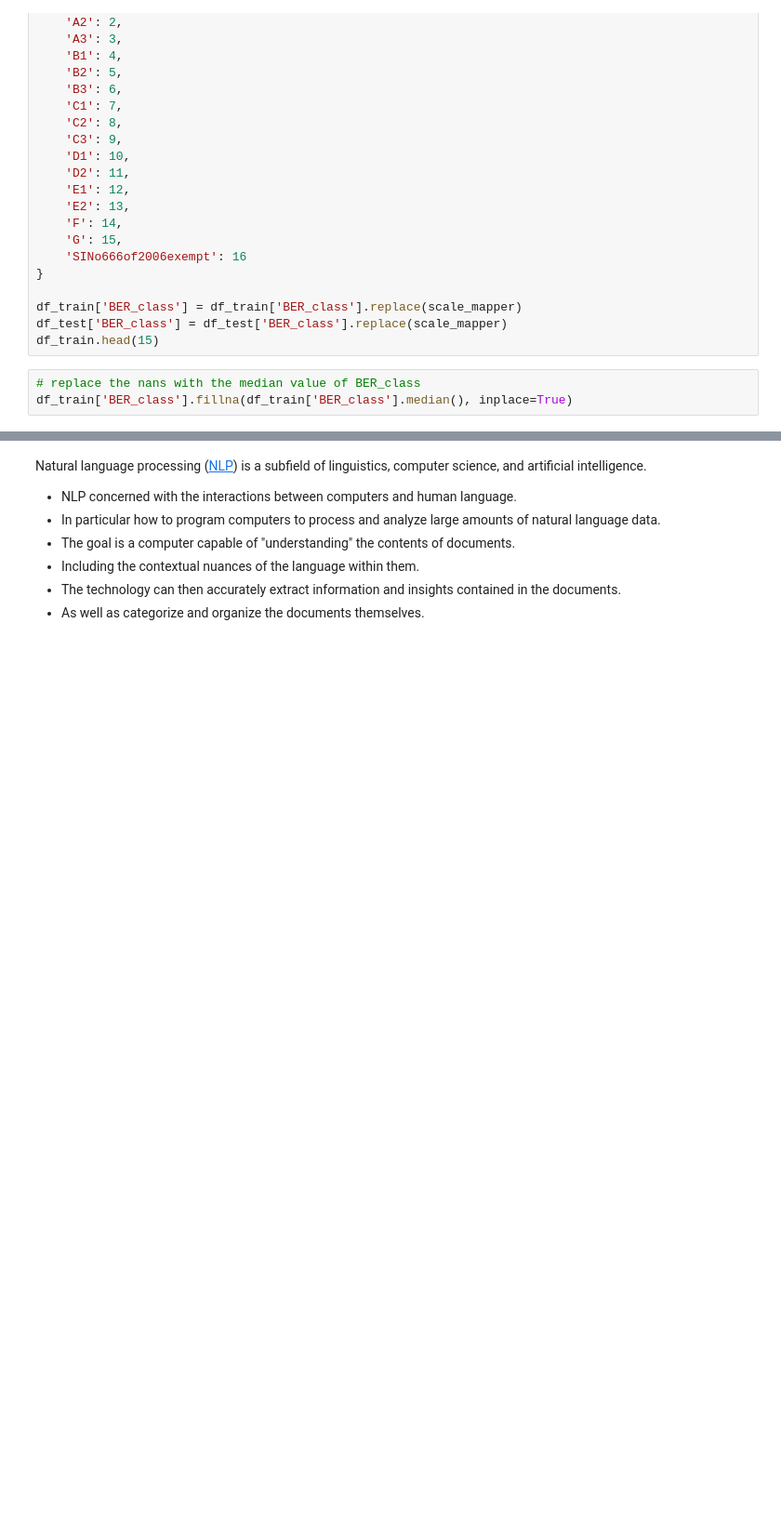
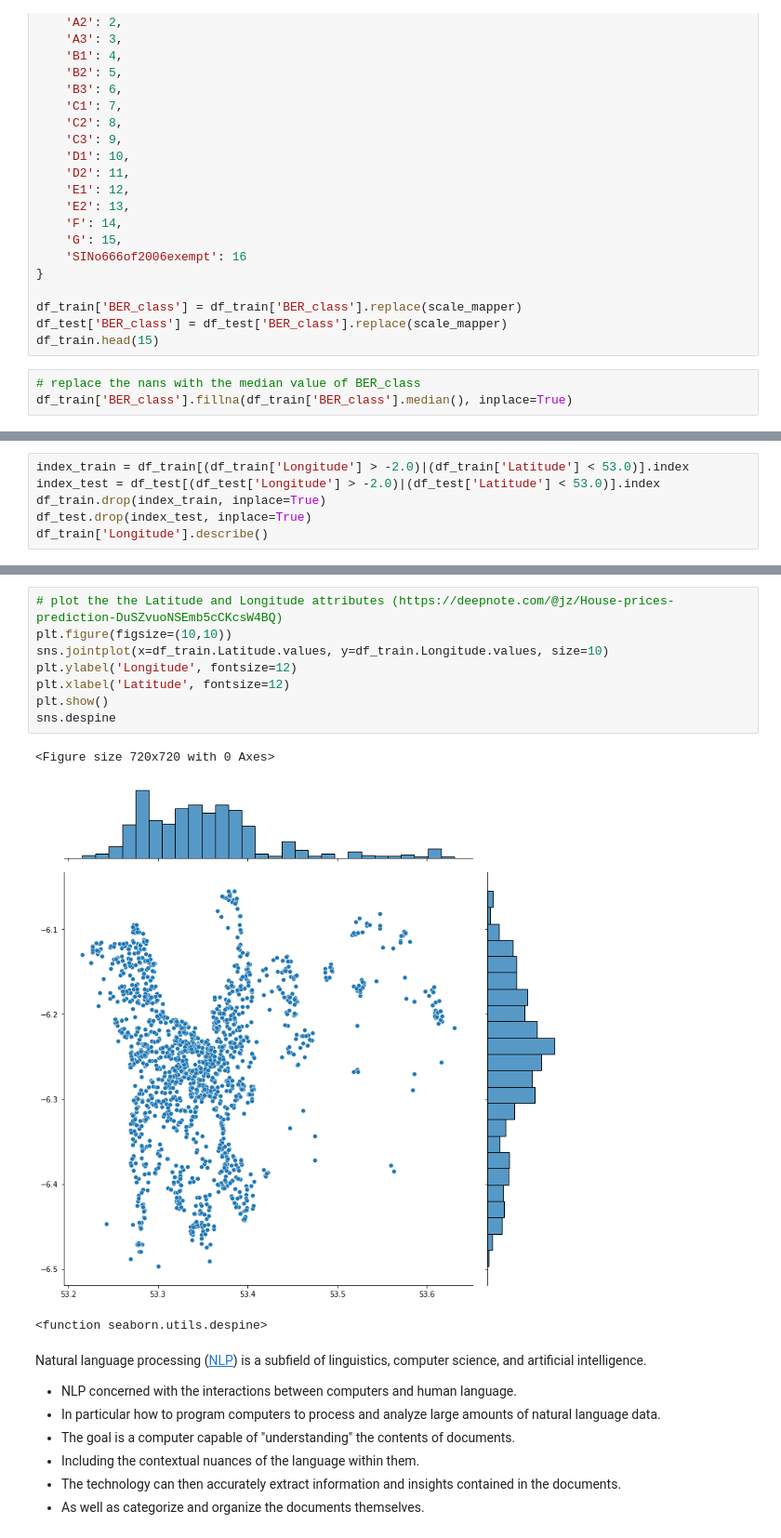
Before and after one commit to markdevine/ET5003_SEM1_2021-2, a Jupyter notebook: ET5003_KaggleCompetition_MarkDevine_19187289.ipynb, the cells around one changed output, grey strips where cells are left out. Shown at 93% size. Saved outputs shown, nothing was run; the diff lists cells and outputs as text; blank space fills up the shorter version.

```diff
--- a/ET5003_KaggleCompetition_MarkDevine_19187289.ipynb
+++ b/ET5003_KaggleCompetition_MarkDevine_19187289.ipynb
@@ -369,0 +360,6 @@ Name: BER_class, dtype: float64
+# %%
+index_train = df_train[(df_train['Longitude'] > -2.0)|(df_train['Latitude'] < 53.0)].index
+index_test = df_test[(df_test['Longitude'] > -2.0)|(df_test['Latitude'] < 53.0)].index
+df_train.drop(index_train, inplace=True)
+df_test.drop(index_test, inplace=True)
+df_train['Longitude'].describe()
@@ -370,3 +376,15 @@ Name: BER_class, dtype: float64
+# %%
+# plot the the Latitude and Longitude attributes (https://deepnote.com/@jz/House-prices-prediction-DuSZvuoNSEmb5cCKcsW4BQ)
+plt.figure(figsize=(10,10))
+sns.jointplot(x=df_train.Latitude.values, y=df_train.Longitude.values, size=10)
+plt.ylabel('Longitude', fontsize=12)
+plt.xlabel('Latitude', fontsize=12)
+plt.show()
+sns.despine
+# %% [output]
+<Figure size 720x720 with 0 Axes>
+[figure, added]
+<function seaborn.utils.despine>
 # %% [markdown]
 Natural language processing ([NLP](https://en.wikipedia.org/wiki/Natural_language_processing)) is a subfield of linguistics, computer science, and artificial intelligence.
 
```
Also changed, not shown: parts of 39 cells of this notebook.
